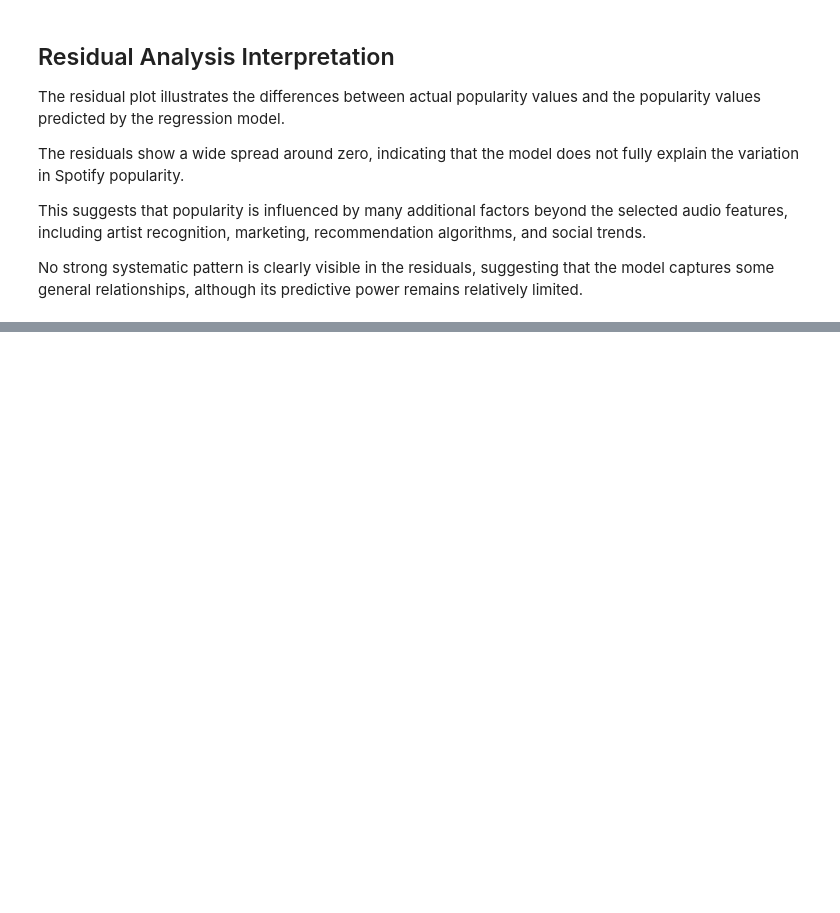
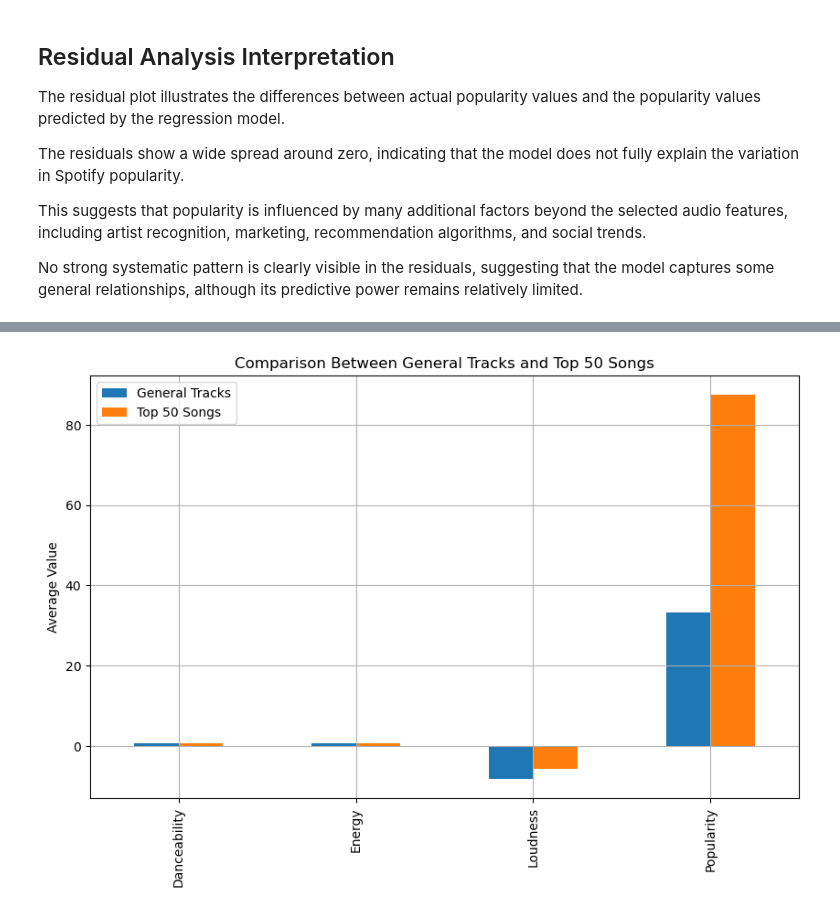
Before and after one commit to mimihorozova/spotify_analysis, a Jupyter notebook: spotify_analysis.ipynb, the cells around one changed output, grey strips where cells are left out. Drawn from its saved outputs; the diff is of its cells as text; code cells hidden in the pictures; blank space fills up the shorter version.

Commit message:
add comparison

```diff
--- a/spotify_analysis.ipynb
+++ b/spotify_analysis.ipynb
@@ -570,0 +583,29 @@ No strong systematic pattern is clearly visible in the residuals, suggesting tha
+# %%
+top['Danceability'] = top['Danceability'] / 100
+
+top['Energy'] = top['Energy'] / 100
+# %%
+comparison = pd.DataFrame({
+    'General Tracks': [
+        tracks['danceability'].mean(),
+        tracks['energy'].mean(),
+        tracks['loudness'].mean(),
+        tracks['popularity'].mean()
+    ],
+
+    'Top 50 Songs': [
+        top['Danceability'].mean(),
+        top['Energy'].mean(),
+        top['Loudness..dB..'].mean(),
+        top['Popularity'].mean()
+    ]
+},
+
+index=[
+    'Danceability',
+    'Energy',
+    'Loudness',
+    'Popularity'
+])
+
+comparison
@@ -570,0 +618,15 @@ No strong systematic pattern is clearly visible in the residuals, suggesting tha
+# %%
+comparison.plot(
+    kind='bar',
+    figsize=(10,6)
+)
+
+plt.title("Comparison Between General Tracks and Top 50 Songs")
+
+plt.ylabel("Average Value")
+
+plt.grid()
+
+plt.show()
+# %% [output]
+[figure, added]
```
Also changed, not shown: parts of 3 cells of this notebook.
